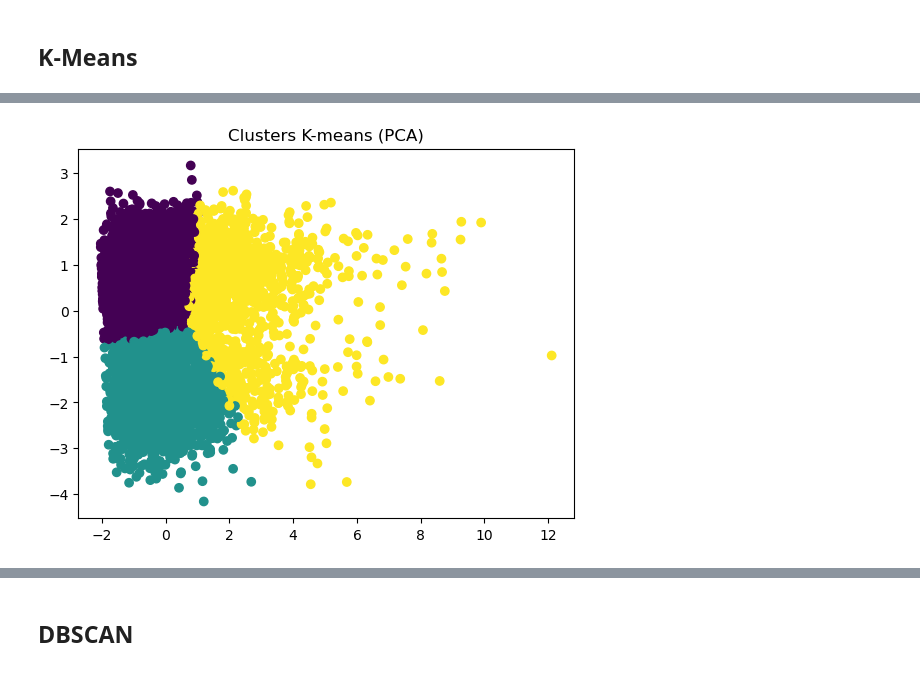
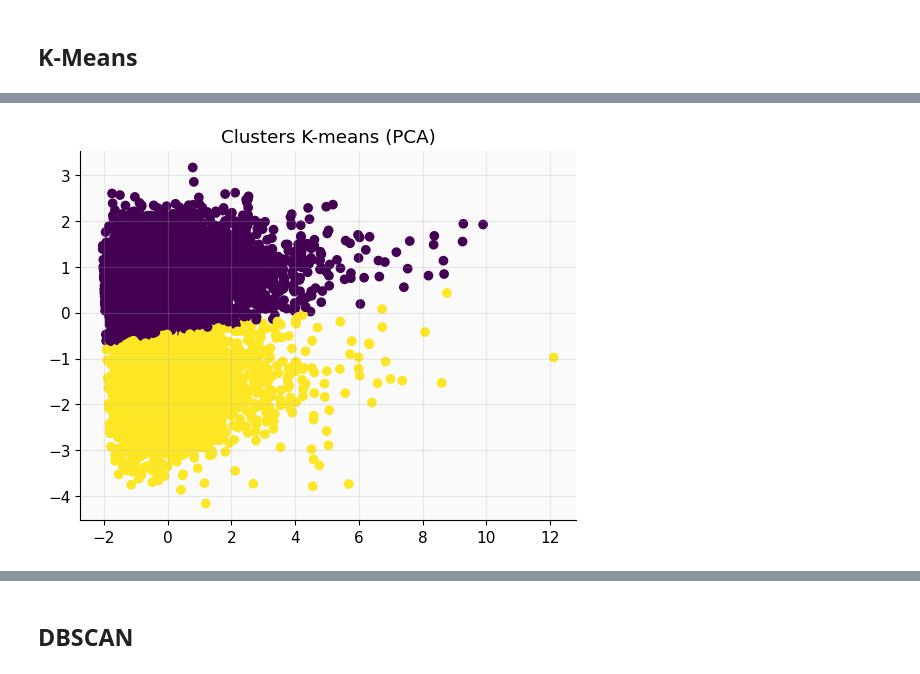
Before and after one commit to Groupe14iSHEERO/benin-insights-2026, a Jupyter notebook: notebooks/03_ML_models.ipynb, the cells around one changed output, grey strips where cells are left out. Saved outputs shown, nothing was run; the diff lists cells and outputs as text; code cells hidden in the pictures.

Commit message:
Actualisation ML models

```diff
--- a/notebooks/03_ML_models.ipynb
+++ b/notebooks/03_ML_models.ipynb
@@ -14 +18,12 @@ from xgboost import XGBClassifier
+# %%
+COLORS = {'primary':'#E91E8C','secondary':'#7B2FBE','accent':'#00D4AA','dark':'#1A1A2E'}
+PALETTE= ['#E91E8C','#7B2FBE','#00D4AA','#FF6B35','#4ECDC4','#45B7D1','#96CEB4','#FFEAA7']
+plt.rcParams.update({'figure.facecolor':'white','axes.facecolor':'#FAFAFA',
+                     'axes.grid':True,'grid.alpha':0.25,'font.size':11,
+                     'axes.spines.top':False,'axes.spines.right':False})
+
+BASE      = Path('..')
+DATA_PROC = BASE / 'data' / 'processed'
+MODELS    = BASE / 'models'
+for p in [DATA_PROC, MODELS, BASE/'data'/'raw']: p.mkdir(parents=True, exist_ok=True)
 # %% [markdown]
@@ -42,18 +57,3 @@ print(pca.explained_variance_ratio_)
 [0.37934256 0.31115678]
 # %% [markdown]
 ## K-Means
-# %%
-
-inertia = []
-K = range(1,10)
-
-for k in K:
-    km = KMeans(n_clusters=k, random_state=42)
-    km.fit(X_scaled)
-    inertia.append(km.inertia_)
-
-plt.plot(K, inertia)
-plt.xlabel("Nombre de clusters")
-plt.ylabel("Inertia")
-plt.title("Méthode du coude")
-plt.show()
@@ -62,11 +92,11 @@ plt.show()
 # %%
-kmeans = KMeans(n_clusters=3, random_state=42)
+kmeans = KMeans(n_clusters=2, random_state=42)
 clusters = kmeans.fit_predict(X_scaled)
 
 df['cluster_kmeans'] = clusters
 
 plt.scatter(X_pca[:,0], X_pca[:,1], c=clusters)
 plt.title("Clusters K-means (PCA)")
 plt.show()
 # %% [output]
-[figure, old version]
+[figure, new version]
```
Also changed, not shown: parts of 21 cells of this notebook, 1 other file.
